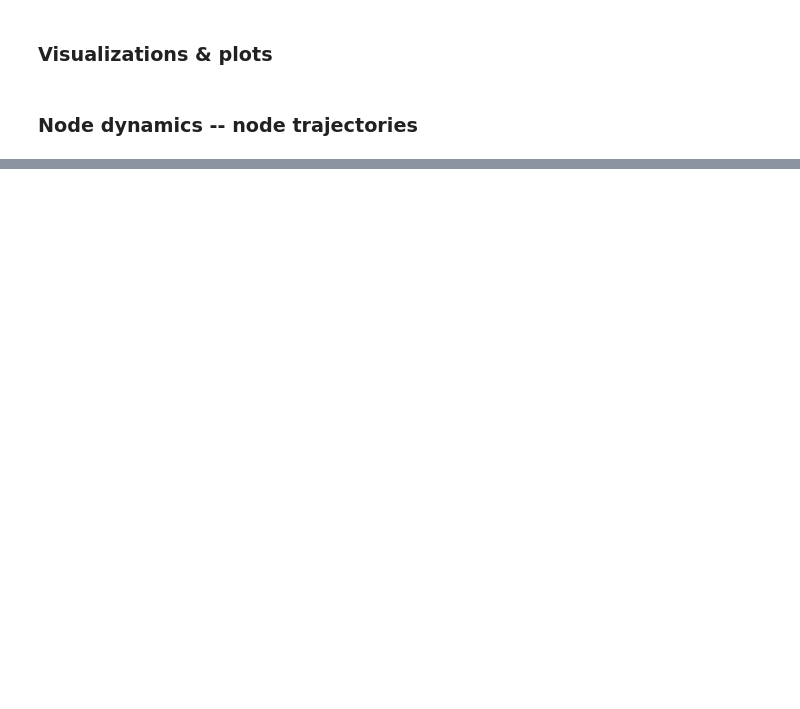
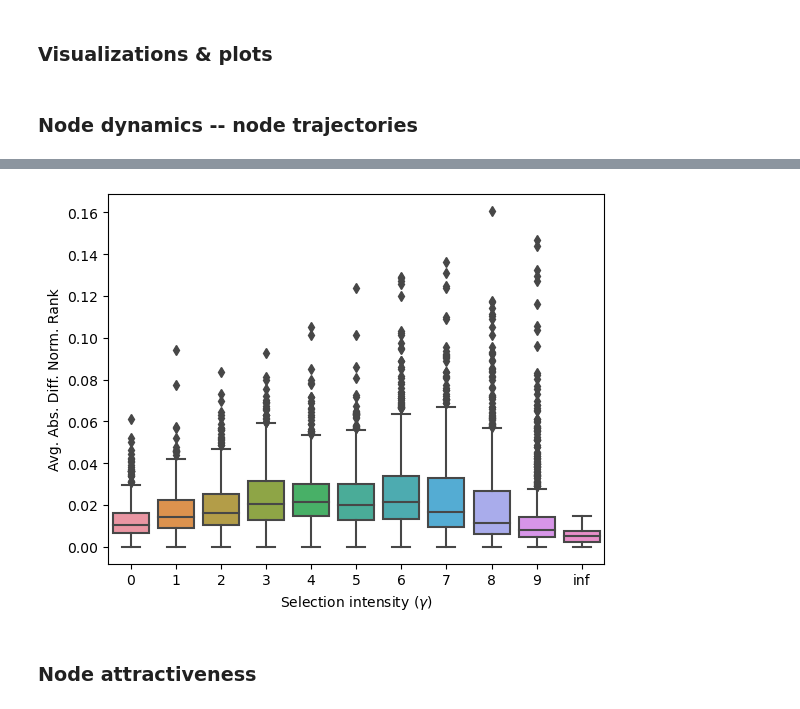
Before and after one commit to carolinamattsson/opportunistic-attachment, a Jupyter notebook: plots_ranks.ipynb, the cells around one changed output, grey strips where cells are left out. Saved outputs shown, nothing was run; the diff lists cells and outputs as text; code cells hidden in the pictures; blank space fills up the shorter version.

```diff
--- a/plots_ranks.ipynb
+++ b/plots_ranks.ipynb
@@ -214,0 +183,14 @@ plt.show()
+# %%
+# Last 10 steps
+sns.boxplot(data=df_ranks,
+            x='gamma',
+            y='diff_abs_avg')
+plt.xlabel(r"Selection intensity ($\gamma$)")
+plt.ylabel("Avg. Abs. Diff. Norm. Rank")
+plt.savefig(os.path.join(figs_dir,output,"node-dynamics_diffs.jpeg"), bbox_inches='tight', dpi=300)
+plt.savefig(os.path.join(figs_dir,output,"node-dynamics_diffs.pdf"), bbox_inches='tight')
+plt.show()
+# %% [output]
+[figure, added]
+# %% [markdown]
+### Node attractiveness
```
Also changed, not shown: parts of 13 cells of this notebook, 9 other files.
